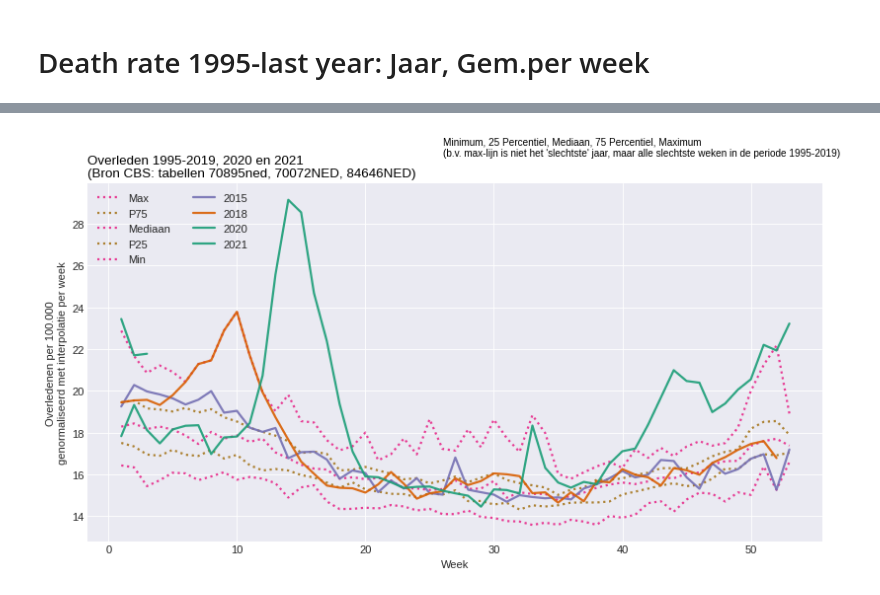
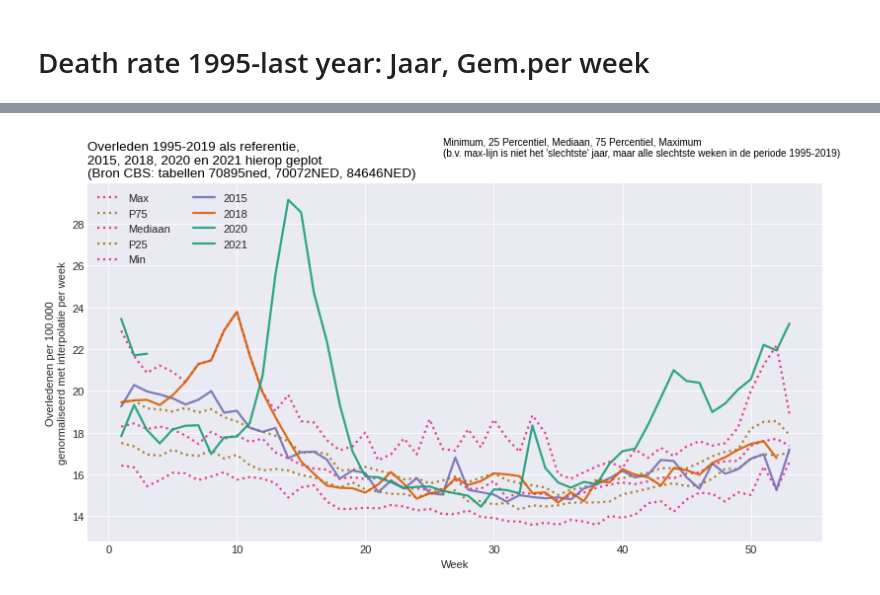
Before and after one commit to flow4u/public, a Jupyter notebook: Sterftecijfers_Nederland_COVID_19_periode_vergelijken_met_eerdere_jaren.ipynb, the cells around one changed output, grey strips where cells are left out. Cells and saved outputs as stored; diff of their text form; code cells hidden in the pictures.

```diff
--- a/Sterftecijfers_Nederland_COVID_19_periode_vergelijken_met_eerdere_jaren.ipynb
+++ b/Sterftecijfers_Nederland_COVID_19_periode_vergelijken_met_eerdere_jaren.ipynb
@@ -466,32 +466,32 @@ num = 9
 for column in df_all.drop('Week', axis=1):
     num += 1
     linestyle = 'solid'
     line_width = 7
     if column[0:1] == 'P':
         num = 1
         linestyle = 'dotted'
         linewidth = 2
     if column[0:1] == 'M':
         num = 4
         linestyle = 'dotted'
         linewidth = 2
     if column == "Median":
         num = 0
         linestyle='dotted'
         linewidth = 2
     plt.plot(df_all['Week'], df_all[column],
              marker='', color=palette(num),
              linewidth=linewidth, alpha=0.9, label=column,
              linestyle=linestyle)
 
 # Add legend
 plt.legend(loc=2, ncol=2)
 
 # Add titles
-plt.title("Overleden 1995-2019, 2020 en 2021\n(Bron CBS: tabellen 70895ned, 70072NED, 84646NED)", loc='left', fontsize=12, fontweight=0, color='black')
+plt.title("Overleden 1995-2019 als referentie,\n2015, 2018, 2020 en 2021 hierop geplot\n(Bron CBS: tabellen 70895ned, 70072NED, 84646NED)", loc='left', fontsize=12, fontweight=0, color='black')
 plt.suptitle("Minimum, 25 Percentiel, Mediaan, 75 Percentiel, Maximum\n(b.v. max-lijn is niet het 'slechtste' jaar, maar alle slechtste weken in de periode 1995-2019)", horizontalalignment = 'left', fontsize=9, fontweight=0, color='black')
 plt.xlabel("Week")
 plt.ylabel("Overledenen per 100.000\ngenormaliseerd met interpolatie per week")
 plt.show()
 # %% [output]
-[figure, old version]
+[figure, new version]
```
